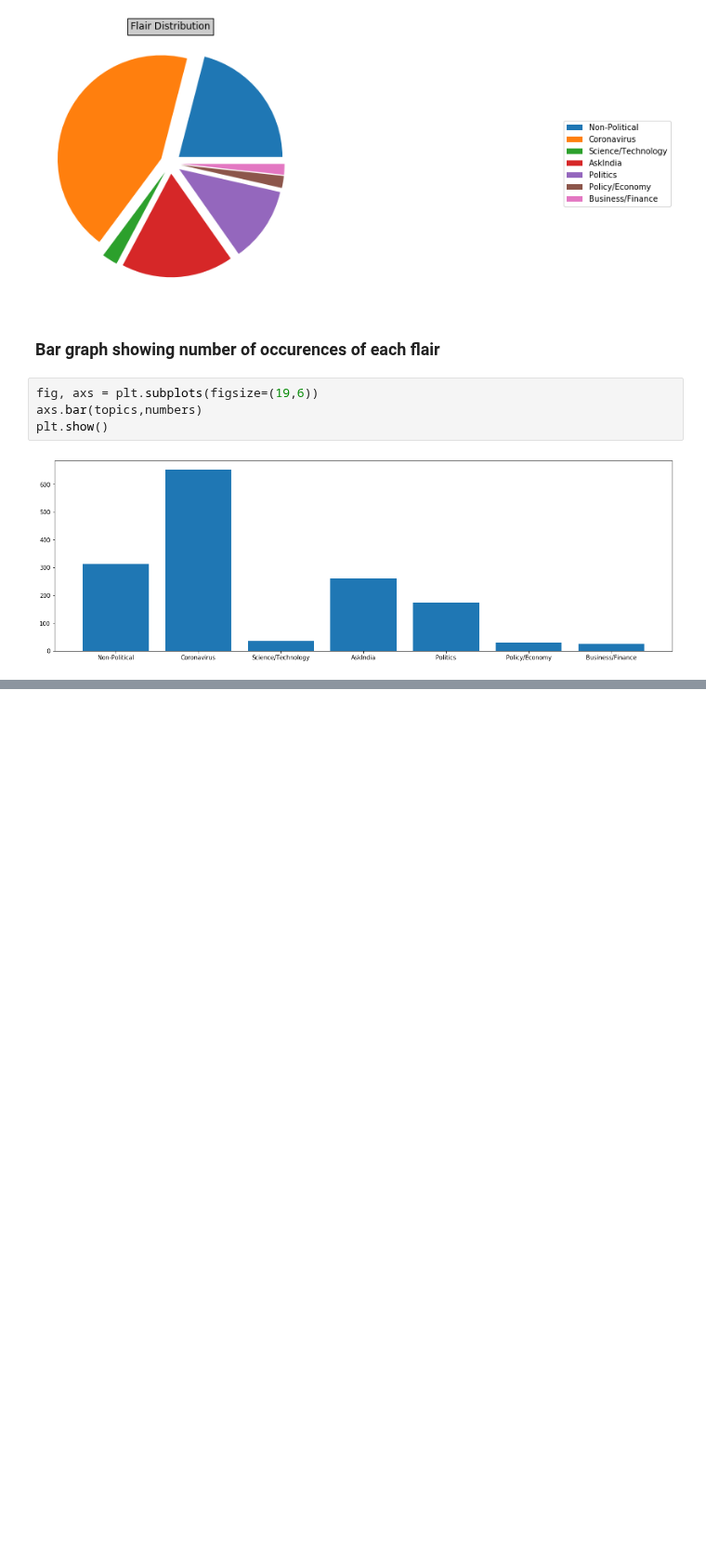
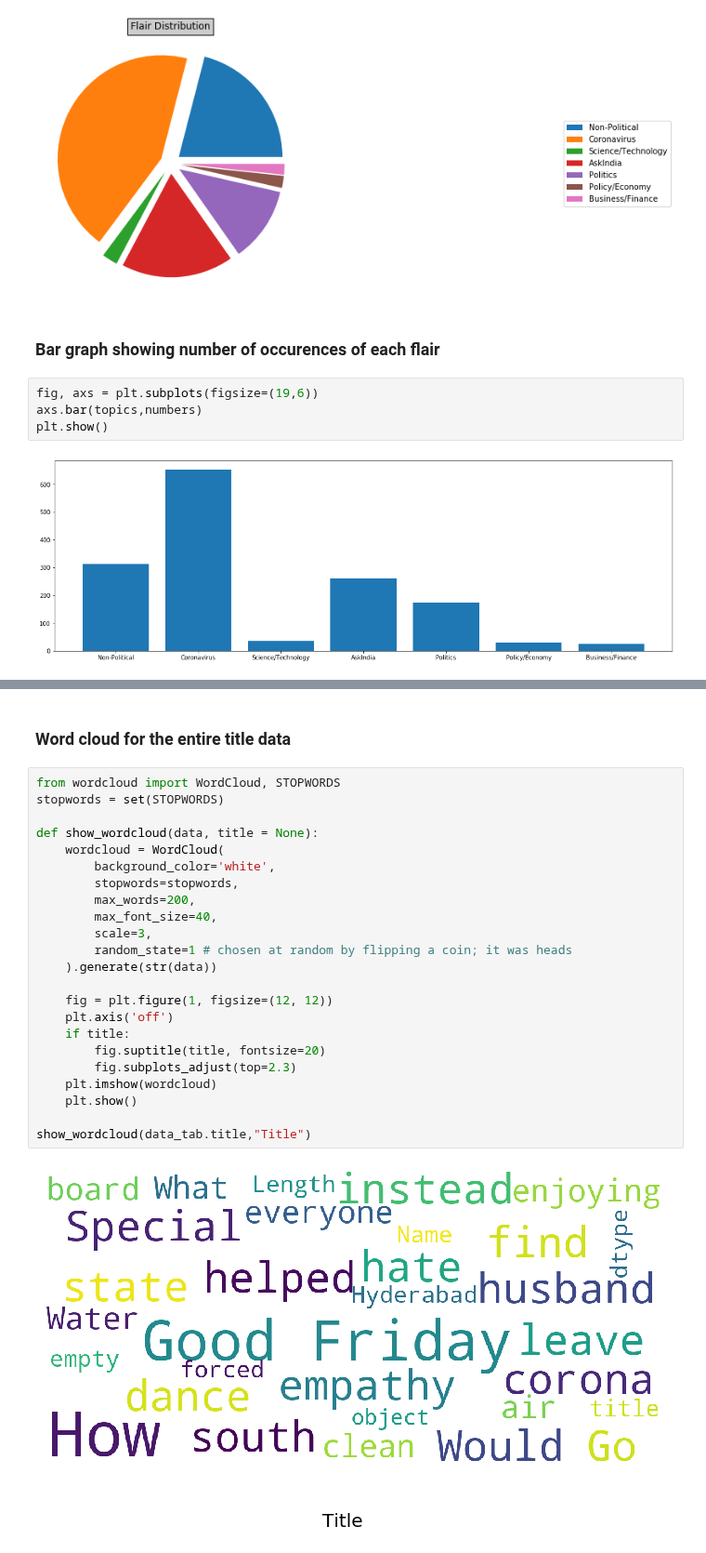
Before and after one commit to Heisenberg-737/Reddit_Flair_Detector, a Jupyter notebook: Notebook/EDA.ipynb, the cells around one changed output, grey strips where cells are left out. Shown at 93% size. Drawn from its saved outputs; the diff is of its cells as text; blank space fills up the shorter version.

```diff
--- a/Notebook/EDA.ipynb
+++ b/Notebook/EDA.ipynb
@@ -57,0 +72,27 @@ plt.show()
+# %% [markdown]
+### Word cloud for the entire title data
+# %%
+from wordcloud import WordCloud, STOPWORDS
+stopwords = set(STOPWORDS)
+
+def show_wordcloud(data, title = None):
+    wordcloud = WordCloud(
+        background_color='white',
+        stopwords=stopwords,
+        max_words=200,
+        max_font_size=40,
+        scale=3,
+        random_state=1 # chosen at random by flipping a coin; it was heads
+    ).generate(str(data))
+
+    fig = plt.figure(1, figsize=(12, 12))
+    plt.axis('off')
+    if title:
+        fig.suptitle(title, fontsize=20)
+        fig.subplots_adjust(top=2.3)
+    plt.imshow(wordcloud)
+    plt.show()
+
+show_wordcloud(data_tab.title,"Title")
+# %% [output]
+[figure, added]
```
Also changed, not shown: parts of 7 cells of this notebook.
